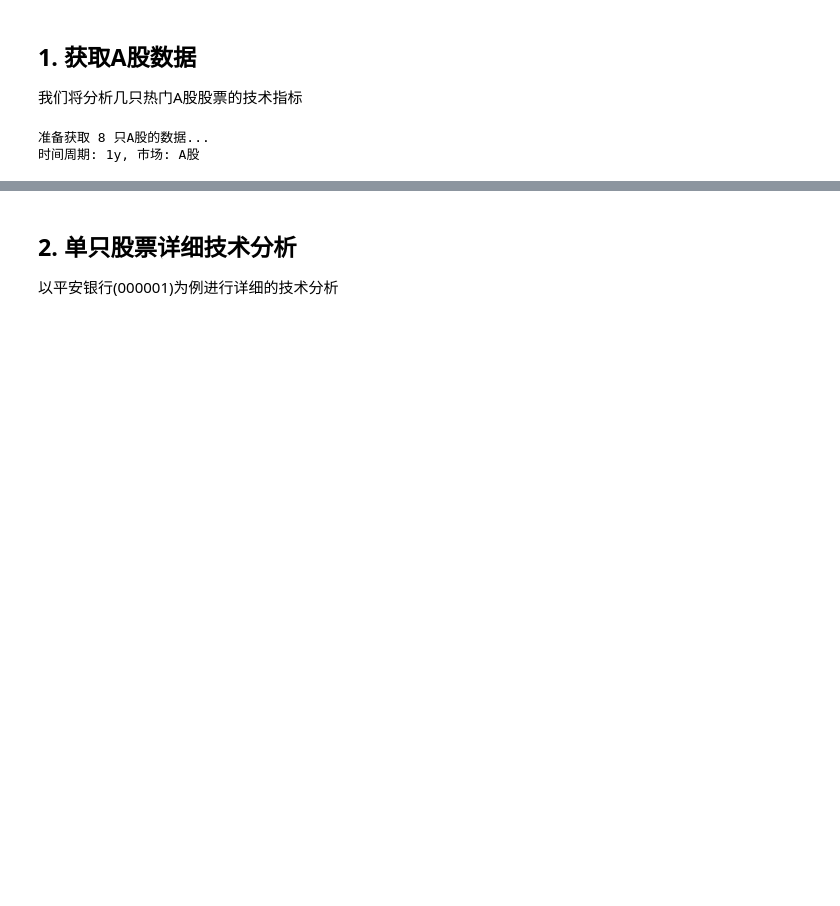
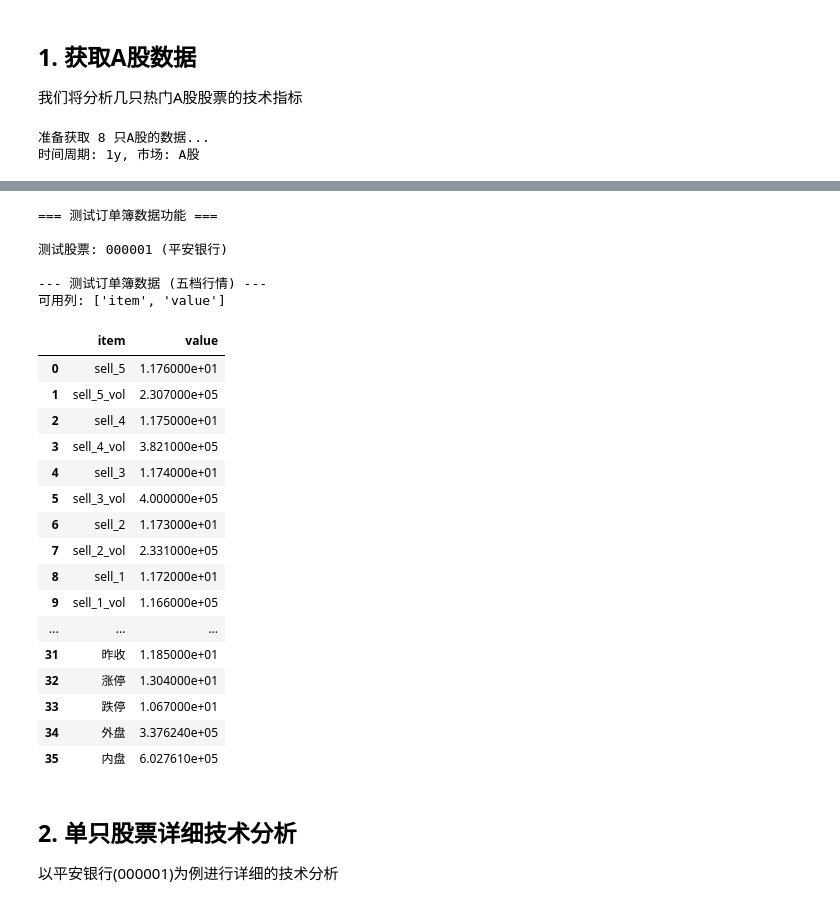
Before and after one commit to Ultraaaman/myQ, a Jupyter notebook: technical_analysis_example.ipynb, the cells around one changed output, grey strips where cells are left out. Drawn from its saved outputs; the diff is of its cells as text; code cells hidden in the pictures; blank space fills up the shorter version.

```diff
--- a/technical_analysis_example.ipynb
+++ b/technical_analysis_example.ipynb
@@ -158,3 +177,58 @@ stock_data['000002']
+# %%
+import sys
+import os
+import pandas as pd
+
+
+
+
+
+
+print("=== 测试订单簿数据功能 ===\n")
+
+# 导入相关模块
+from quantlib.market_data import (
+    get_order_book, get_tick_data, get_intraday_data,
+    analyze_order_book, analyze_tick_data,
+    OrderBookAnalyzer, TickDataAnalyzer
+)
+
+test_symbol = "000001"  # 平安银行
+print(f"测试股票: {test_symbol} (平安银行)")
+
+# 1. 测试订单簿数据获取
+print(f"\n--- 测试订单簿数据 (五档行情) ---")
+
+order_book = get_order_book(test_symbol, market='CN')
+# %% [output]
+=== 测试订单簿数据功能 ===
+
+测试股票: 000001 (平安银行)
+
+--- 测试订单簿数据 (五档行情) ---
+可用列: ['item', 'value']
+# %%
+import akshare as ak
+data=ak.stock_bid_ask_em()
+data
+# %% [output]
+|  | item | value |
+| 0 | sell_5 | 1.176000e+01 |
+| 1 | sell_5_vol | 2.307000e+05 |
+| 2 | sell_4 | 1.175000e+01 |
+| 3 | sell_4_vol | 3.821000e+05 |
+| 4 | sell_3 | 1.174000e+01 |
+| 5 | sell_3_vol | 4.000000e+05 |
+| 6 | sell_2 | 1.173000e+01 |
+| 7 | sell_2_vol | 2.331000e+05 |
+| 8 | sell_1 | 1.172000e+01 |
+| 9 | sell_1_vol | 1.166000e+05 |
+| ... | ... | ... |
+| 31 | 昨收 | 1.185000e+01 |
+| 32 | 涨停 | 1.304000e+01 |
+| 33 | 跌停 | 1.067000e+01 |
+| 34 | 外盘 | 3.376240e+05 |
+| 35 | 内盘 | 6.027610e+05 |
 # %% [markdown]
 ## 2. 单只股票详细技术分析
 
```
Also changed, not shown: parts of 4 cells of this notebook, 28 other files.
